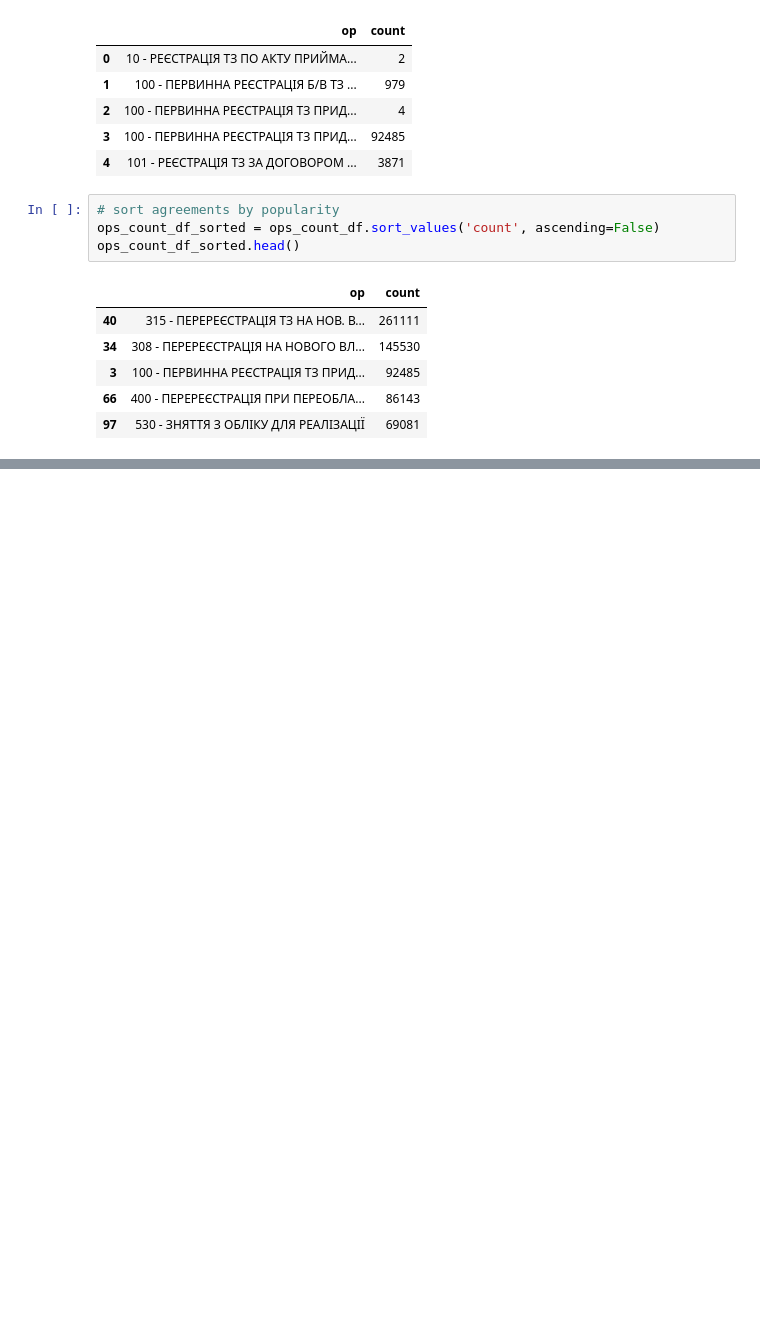
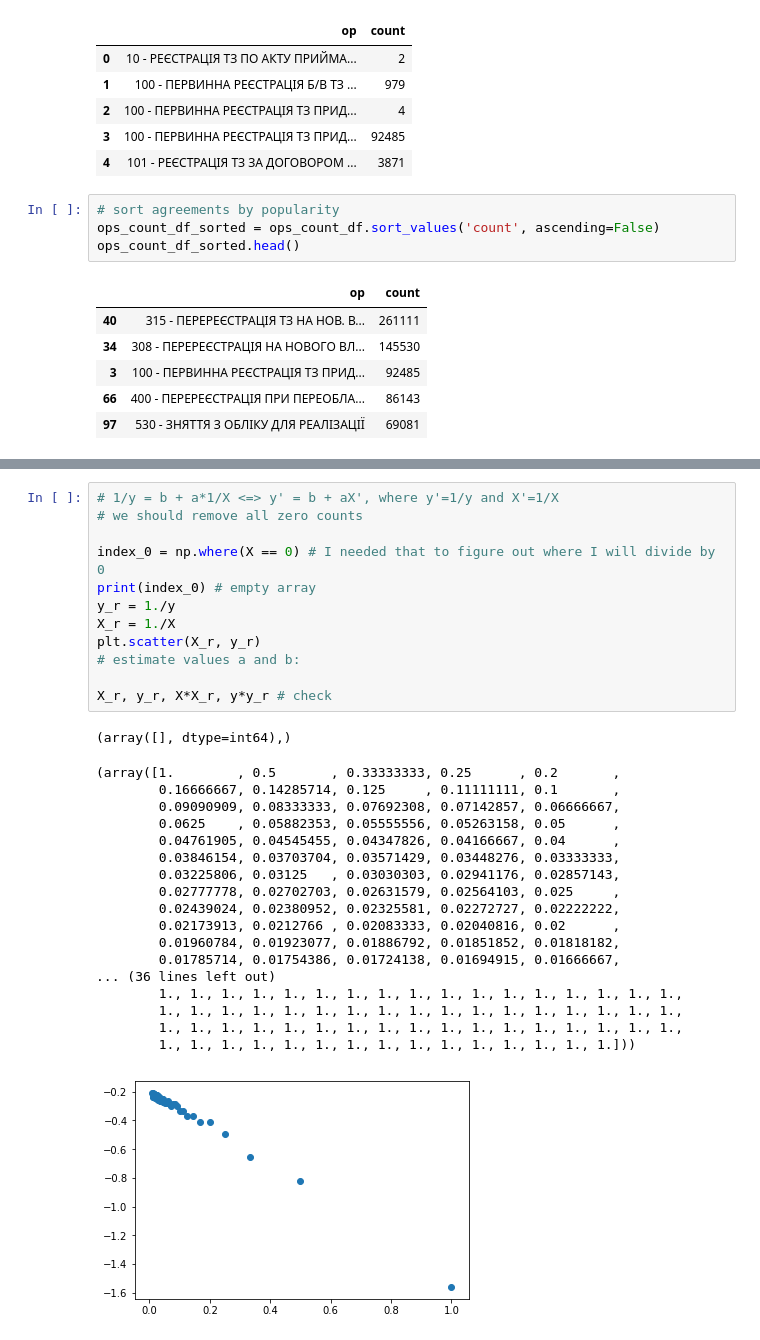
Before and after one commit to artemii-yanushevskyi/Interviews-preparation, a Jupyter notebook: Pandas.ipynb, the cells around one changed output, grey strips where cells are left out. Cells and saved outputs as stored; diff of their text form; blank space fills up the shorter version.

```diff
--- a/Pandas.ipynb
+++ b/Pandas.ipynb
@@ -152,0 +204,32 @@ ops_count_df_sorted.head()
+# %%
+# 1/y = b + a*1/X <=> y' = b + aX', where y'=1/y and X'=1/X
+# we should remove all zero counts
+
+index_0 = np.where(X == 0) # I needed that to figure out where I will divide by 0
+print(index_0) # empty array
+y_r = 1./y
+X_r = 1./X
+plt.scatter(X_r, y_r)
+# estimate values a and b:
+
+X_r, y_r, X*X_r, y*y_r # check
+# %% [output]
+(array([], dtype=int64),)
+(array([1.        , 0.5       , 0.33333333, 0.25      , 0.2       ,
+        0.16666667, 0.14285714, 0.125     , 0.11111111, 0.1       ,
+        0.09090909, 0.08333333, 0.07692308, 0.07142857, 0.06666667,
+        0.0625    , 0.05882353, 0.05555556, 0.05263158, 0.05      ,
+        0.04761905, 0.04545455, 0.04347826, 0.04166667, 0.04      ,
+        0.03846154, 0.03703704, 0.03571429, 0.03448276, 0.03333333,
+        0.03225806, 0.03125   , 0.03030303, 0.02941176, 0.02857143,
+        0.02777778, 0.02702703, 0.02631579, 0.02564103, 0.025     ,
+        0.02439024, 0.02380952, 0.02325581, 0.02272727, 0.02222222,
+        0.02173913, 0.0212766 , 0.02083333, 0.02040816, 0.02      ,
+        0.01960784, 0.01923077, 0.01886792, 0.01851852, 0.01818182,
+        0.01785714, 0.01754386, 0.01724138, 0.01694915, 0.01666667,
+... (36 lines left out)
+        1., 1., 1., 1., 1., 1., 1., 1., 1., 1., 1., 1., 1., 1., 1., 1., 1.,
+        1., 1., 1., 1., 1., 1., 1., 1., 1., 1., 1., 1., 1., 1., 1., 1., 1.,
+        1., 1., 1., 1., 1., 1., 1., 1., 1., 1., 1., 1., 1., 1., 1., 1., 1.,
+        1., 1., 1., 1., 1., 1., 1., 1., 1., 1., 1., 1., 1., 1., 1.]))
+[figure, added]
```
Also changed, not shown: parts of 18 cells of this notebook, 2 other files.
